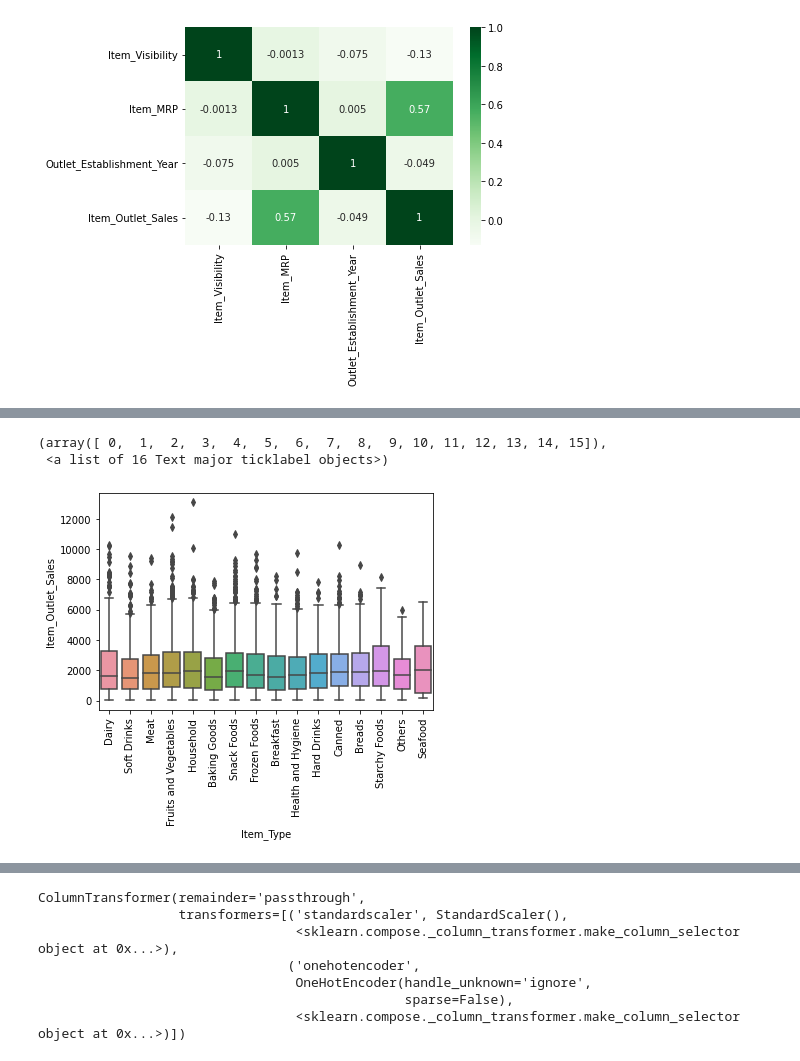
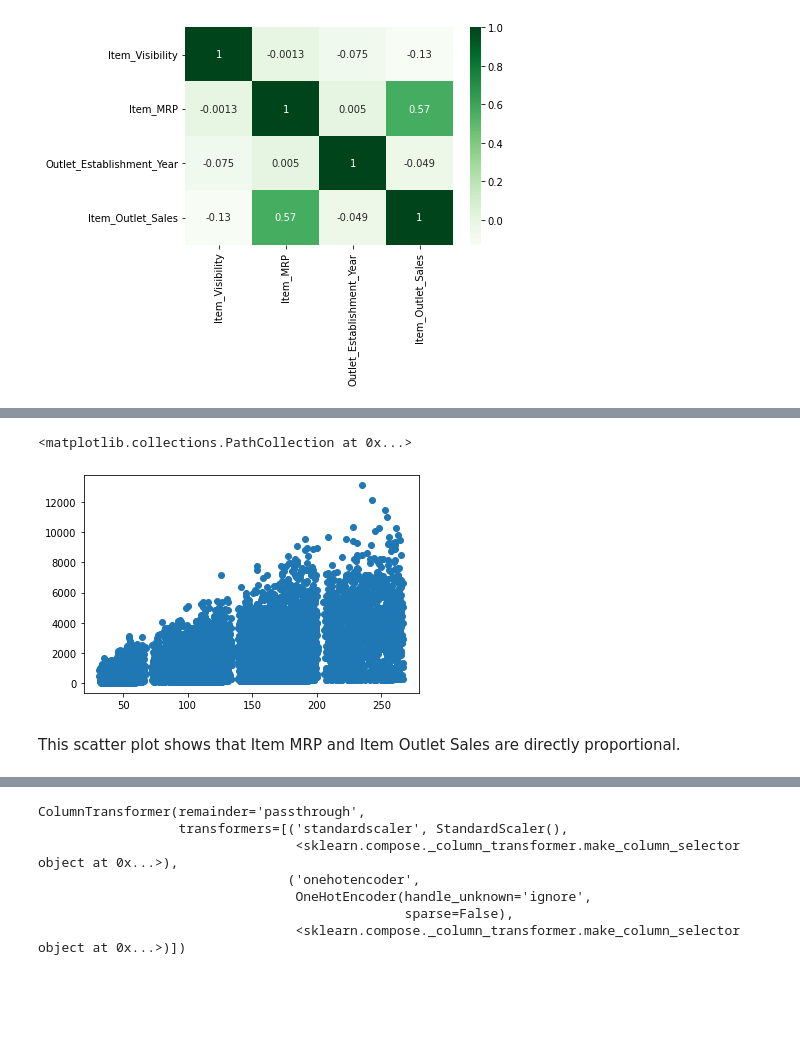
Before and after one commit to mariahjackson91/sales-predictions, a Jupyter notebook: Project_1_Final.ipynb, the cells around one changed output, grey strips where cells are left out. Saved outputs shown, nothing was run; the diff lists cells and outputs as text; code cells hidden in the pictures; blank space fills up the shorter version.

```diff
--- a/Project_1_Final.ipynb
+++ b/Project_1_Final.ipynb
@@ -212,12 +180,11 @@ ax.legend();
-# %%
-sns.boxplot(x='Item_Type', y='Item_Outlet_Sales', data=df)
-ax.set(xlabel = 'Item Type', ylabel = 'Item Sales',
-       title = 'Item Outlet Sales')
-plt.xticks(rotation = 90)
-# %% [output]
-(array([ 0,  1,  2,  3,  4,  5,  6,  7,  8,  9, 10, 11, 12, 13, 14, 15]),
- <a list of 16 Text major ticklabel objects>)
-[figure, removed]
+# %%
+#Plot 1: Item Outlet Sale Price Distribution - pandas .hist
+plt.scatter(x= df['Item_MRP'], y= df['Item_Outlet_Sales'])
+# %% [output]
+<matplotlib.collections.PathCollection at 0x...>
+[figure, added]
+# %% [markdown]
+This scatter plot shows that Item MRP and Item Outlet Sales are directly proportional.
 # %%
 # imports
 import pandas as pd
```
Also changed, not shown: parts of 61 cells of this notebook.
